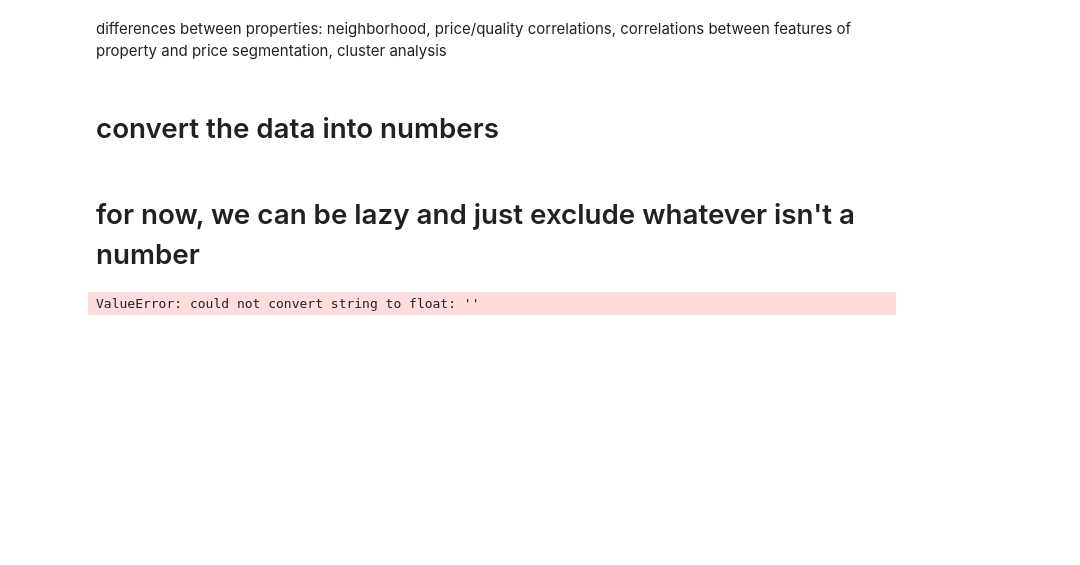
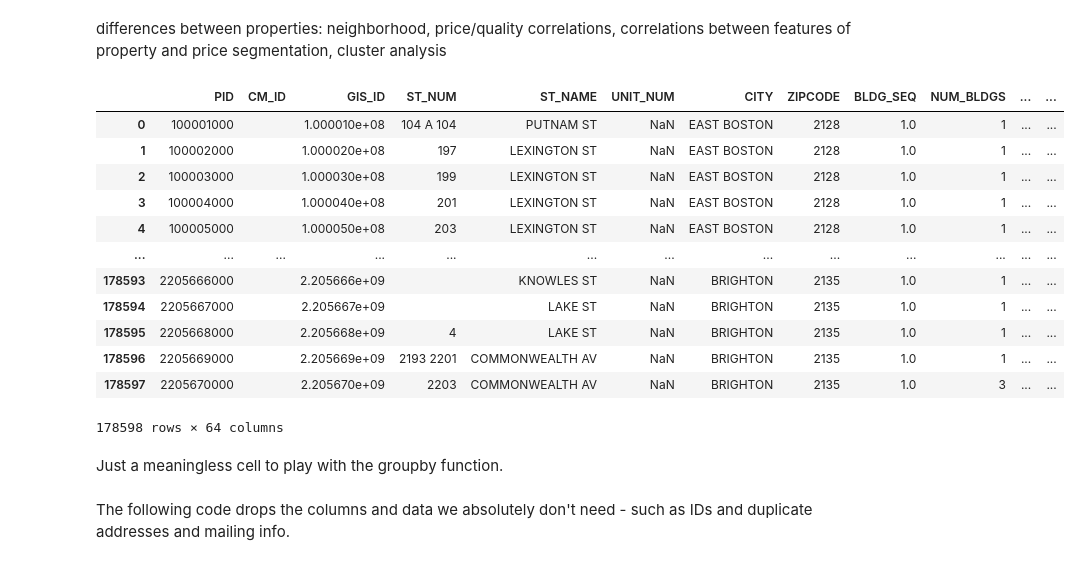
Before and after one commit to rudra-sett/Boston-Data-Analysis, a Jupyter notebook: explore_data.ipynb, the cells around one changed output. Drawn from its saved outputs; the diff is of its cells as text; code cells hidden in the pictures; blank space fills up the shorter version.

Commit message:
added some data exploration and cleaning.

```diff
--- a/explore_data.ipynb
+++ b/explore_data.ipynb
@@ -24,4 +11,0 @@ model = sklearn.decomposition.FactorAnalysis(n_components=4)
-# %% [markdown]
-# convert the data into numbers
-# %% [markdown]
-# for now, we can be lazy and just exclude whatever isn't a number
@@ -30,4 +12,16 @@ X = data.select_dtypes(include='number')
-# %%
-model.fit(data)
-# %% [output]
-ValueError: could not convert string to float: ''
+# %%
+data
+# %% [output]
+|  | PID | CM_ID | GIS_ID | ST_NUM | ST_NAME | UNIT_NUM | CITY | ZIPCODE | BLDG_SEQ | NUM_BLDGS | ... | ... |
+| 0 | 100001000 |  | 1.000010e+08 | 104 A 104 | PUTNAM ST | NaN | EAST BOSTON | 2128 | 1.0 | 1 | ... | ... |
+| 1 | 100002000 |  | 1.000020e+08 | 197 | LEXINGTON ST | NaN | EAST BOSTON | 2128 | 1.0 | 1 | ... | ... |
+| 2 | 100003000 |  | 1.000030e+08 | 199 | LEXINGTON ST | NaN | EAST BOSTON | 2128 | 1.0 | 1 | ... | ... |
+| 3 | 100004000 |  | 1.000040e+08 | 201 | LEXINGTON ST | NaN | EAST BOSTON | 2128 | 1.0 | 1 | ... | ... |
+| 4 | 100005000 |  | 1.000050e+08 | 203 | LEXINGTON ST | NaN | EAST BOSTON | 2128 | 1.0 | 1 | ... | ... |
+| ... | ... | ... | ... | ... | ... | ... | ... | ... | ... | ... | ... | ... |
+| 178593 | 2205666000 |  | 2.205666e+09 |  | KNOWLES ST | NaN | BRIGHTON | 2135 | 1.0 | 1 | ... | ... |
+| 178594 | 2205667000 |  | 2.205667e+09 |  | LAKE ST | NaN | BRIGHTON | 2135 | 1.0 | 1 | ... | ... |
+| 178595 | 2205668000 |  | 2.205668e+09 | 4 | LAKE ST | NaN | BRIGHTON | 2135 | 1.0 | 1 | ... | ... |
+| 178596 | 2205669000 |  | 2.205669e+09 | 2193 2201 | COMMONWEALTH AV | NaN | BRIGHTON | 2135 | 1.0 | 1 | ... | ... |
+| 178597 | 2205670000 |  | 2.205670e+09 | 2203 | COMMONWEALTH AV | NaN | BRIGHTON | 2135 | 1.0 | 3 | ... | ... |
+178598 rows × 64 columns
@@ -33,0 +30,2 @@ ValueError: could not convert string to float: ''
+# %% [markdown]
+Just a meaningless cell to play with the groupby function.
@@ -33,0 +35,2 @@ ValueError: could not convert string to float: ''
+# %% [markdown]
+The following code drops the columns and data we absolutely don't need - such as IDs and duplicate addresses and mailing info.
```
Also changed, not shown: parts of 23 cells of this notebook.
